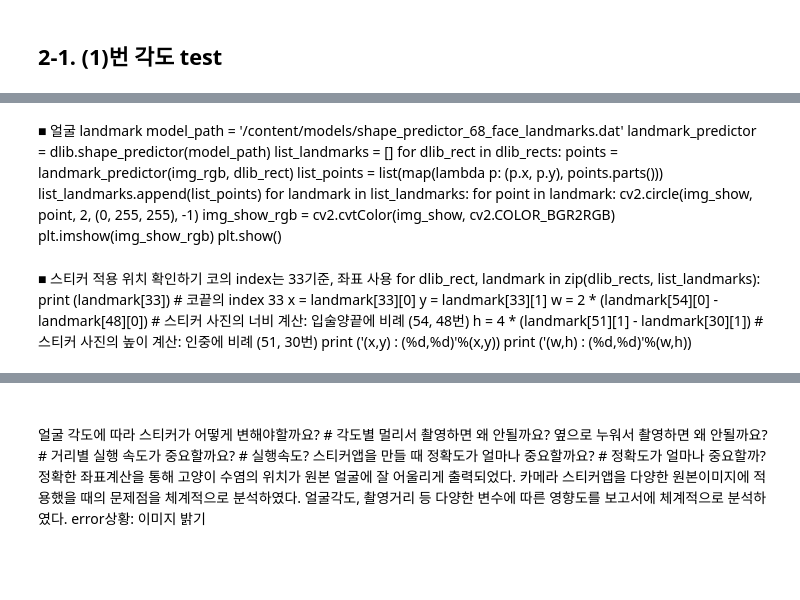
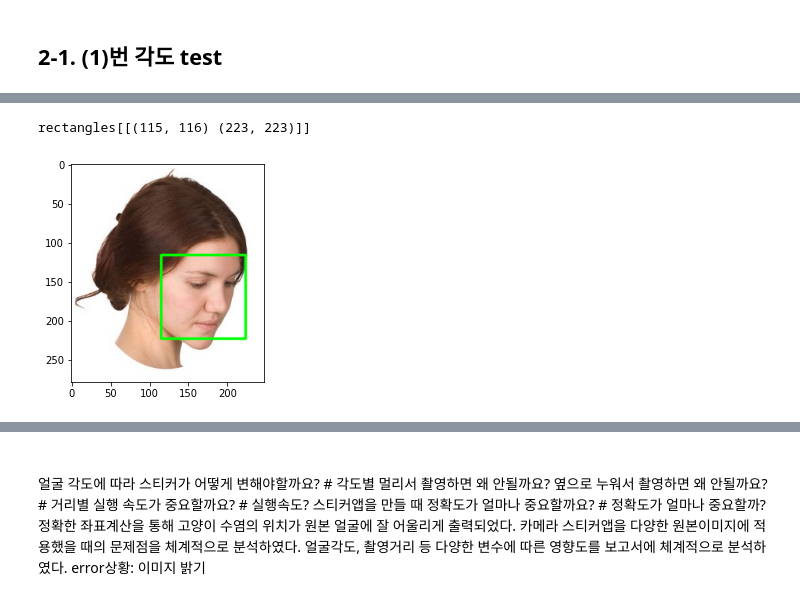
Before and after one commit to twelvesense/first-repository, a Jupyter notebook: ExplNode08.ipynb, the cells around one changed output, grey strips where cells are left out. Cells and saved outputs as stored; diff of their text form; code cells hidden in the pictures; blank space fills up the shorter version.

```diff
--- a/ExplNode08.ipynb
+++ b/ExplNode08.ipynb
@@ -70,53 +126,30 @@ import dlib
 # %%
 # ■ 얼굴 검출 face detection
 # hog detector를 선언
-# detector_hog = dlib.get_frontal_face_detector()
-# img_rgb = cv2.cvtColor(img_bgr, cv2.COLOR_BGR2RGB)
-# dlib_rects = detector_hog(img_rgb, 1)
-# print(dlib_rects)
+detector_hog = dlib.get_frontal_face_detector()
+img_rgb = cv2.cvtColor(img_bgr, cv2.COLOR_BGR2RGB)
+dlib_rects = detector_hog(img_rgb, 1)
+print(dlib_rects)
 # 박스의 영역을 사진내로 제한
-# for dlib_rect in dlib_rects:
-#     l = dlib_rect.left()
-#     if l < 0:
-#         l = 0
-#     t = dlib_rect.top()
-#     if t < 0:
-#         t = 0
-#     r = dlib_rect.right()
-#     if r > (w_img-1):
-#         r = (w_img-1)
-#     b = dlib_rect.bottom()
-#     if b > (h_img-1):
-#         b = (h_img-1)
-#     w_box = r-l+1
-#     h_box = b-t+1
-#     cv2.rectangle(img_show, (l,t), (r,b), (0,255,0), 2, lineType=cv2.LINE_AA)
-# img_show_rgb =  cv2.cvtColor(img_show, cv2.COLOR_BGR2RGB)
-# plt.imshow(img_show_rgb)
-# plt.show()
+for dlib_rect in dlib_rects:
+    l = dlib_rect.left()
+    if l < 0:
+        l = 0
+    t = dlib_rect.top()
+    if t < 0:
+        t = 0
+    r = dlib_rect.right()
+    if r > (w_img-1):
+        r = (w_img-1)
+    b = dlib_rect.bottom()
+    if b > (h_img-1):
+        b = (h_img-1)
+    w_box = r-l+1
+    h_box = b-t+1
+    cv2.rectangle(img_show, (l,t), (r,b), (0,255,0), 2, lineType=cv2.LINE_AA)
+img_show_rgb =  cv2.cvtColor(img_show, cv2.COLOR_BGR2RGB)
+plt.imshow(img_show_rgb)
+plt.show()
+# %% [output]
+rectangles[[(115, 116) (223, 223)]]
+[figure, added]
-# %% [markdown]
- ■ 얼굴 landmark
- model_path = '/content/models/shape_predictor_68_face_landmarks.dat'
- landmark_predictor = dlib.shape_predictor(model_path)
- list_landmarks = []
- for dlib_rect in dlib_rects:
-     points = landmark_predictor(img_rgb, dlib_rect)
-     list_points = list(map(lambda p: (p.x, p.y), points.parts()))
-     list_landmarks.append(list_points)
- for landmark in list_landmarks:
-     for point in landmark:
-         cv2.circle(img_show, point, 2, (0, 255, 255), -1)
- img_show_rgb = cv2.cvtColor(img_show, cv2.COLOR_BGR2RGB)
- plt.imshow(img_show_rgb)
- plt.show()
-# %% [markdown]
- ■ 스티커 적용 위치 확인하기
- 코의 index는 33기준, 좌표 사용
- for dlib_rect, landmark in zip(dlib_rects, list_landmarks):
-     print (landmark[33]) # 코끝의 index 33
-     x = landmark[33][0]
-     y = landmark[33][1]
-     w = 2 * (landmark[54][0] - landmark[48][0])   # 스티커 사진의 너비 계산: 입술양끝에 비례 (54, 48번)
-     h = 4 * (landmark[51][1] - landmark[30][1])   # 스티커 사진의 높이 계산: 인중에 비례 (51, 30번)
-     print ('(x,y) : (%d,%d)'%(x,y))
-     print ('(w,h) : (%d,%d)'%(w,h))
```
Also changed, not shown: parts of 27 cells of this notebook.
